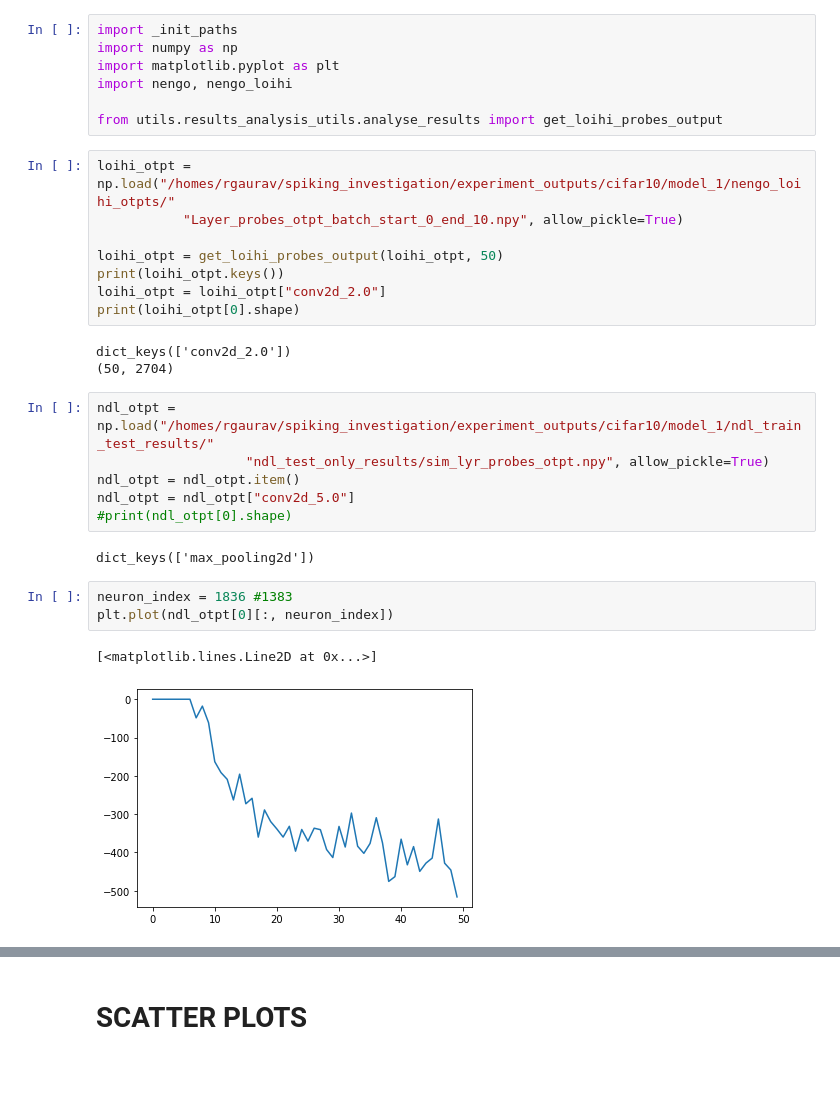
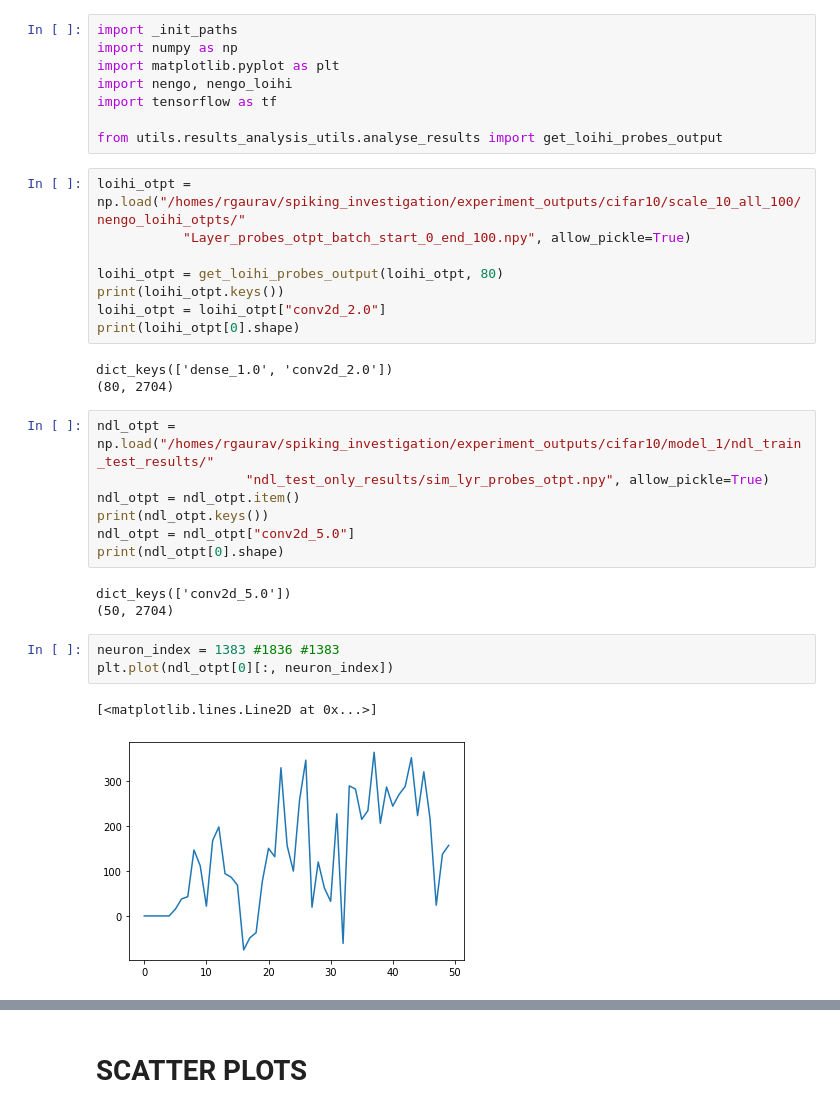
Before and after one commit to R-Gaurav/SpikingMaxPooling, a Jupyter notebook: misc/Investigating_MaxPooling_Outputs_CIFAR10.ipynb, the cells around one changed output, grey strips where cells are left out. Cells and saved outputs as stored; diff of their text form; blank space fills up the shorter version.

```diff
--- a/misc/Investigating_MaxPooling_Outputs_CIFAR10.ipynb
+++ b/misc/Investigating_MaxPooling_Outputs_CIFAR10.ipynb
@@ -3,33 +3,36 @@ import _init_paths
 import numpy as np
 import matplotlib.pyplot as plt
 import nengo, nengo_loihi
+import tensorflow as tf
 
 from utils.results_analysis_utils.analyse_results import get_loihi_probes_output
 # %%
-loihi_otpt = np.load("/homes/rgaurav/spiking_investigation/experiment_outputs/cifar10/model_1/nengo_loihi_otpts/"
-           "Layer_probes_otpt_batch_start_0_end_10.npy", allow_pickle=True)
+loihi_otpt = np.load("/homes/rgaurav/spiking_investigation/experiment_outputs/cifar10/scale_10_all_100/nengo_loihi_otpts/"
+           "Layer_probes_otpt_batch_start_0_end_100.npy", allow_pickle=True)
 
-loihi_otpt = get_loihi_probes_output(loihi_otpt, 50)
+loihi_otpt = get_loihi_probes_output(loihi_otpt, 80)
 print(loihi_otpt.keys())
 loihi_otpt = loihi_otpt["conv2d_2.0"]
 print(loihi_otpt[0].shape)
 # %% [output]
-dict_keys(['conv2d_2.0'])
-(50, 2704)
+dict_keys(['dense_1.0', 'conv2d_2.0'])
+(80, 2704)
 # %%
 ndl_otpt = np.load("/homes/rgaurav/spiking_investigation/experiment_outputs/cifar10/model_1/ndl_train_test_results/"
                    "ndl_test_only_results/sim_lyr_probes_otpt.npy", allow_pickle=True)
 ndl_otpt = ndl_otpt.item()
+print(ndl_otpt.keys())
 ndl_otpt = ndl_otpt["conv2d_5.0"]
-#print(ndl_otpt[0].shape)
+print(ndl_otpt[0].shape)
 # %% [output]
-dict_keys(['max_pooling2d'])
+dict_keys(['conv2d_5.0'])
+(50, 2704)
 # %%
-neuron_index = 1836 #1383
+neuron_index = 1383 #1836 #1383
 plt.plot(ndl_otpt[0][:, neuron_index])
 # %% [output]
 [<matplotlib.lines.Line2D at 0x...>]
-[figure, old version]
+[figure, new version]
 # %%
 plt.plot(loihi_otpt[0][:, neuron_index])
 # %% [output]
```
Also changed, not shown: parts of 16 cells of this notebook, 3 other files.
